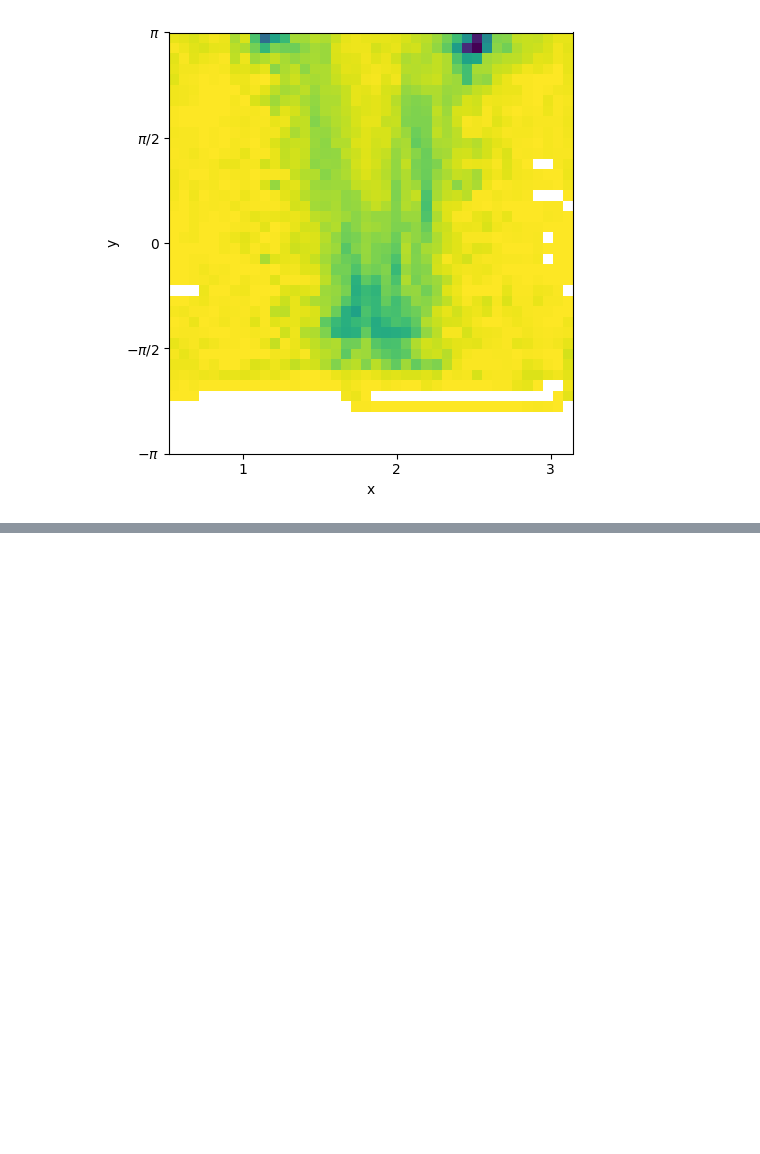
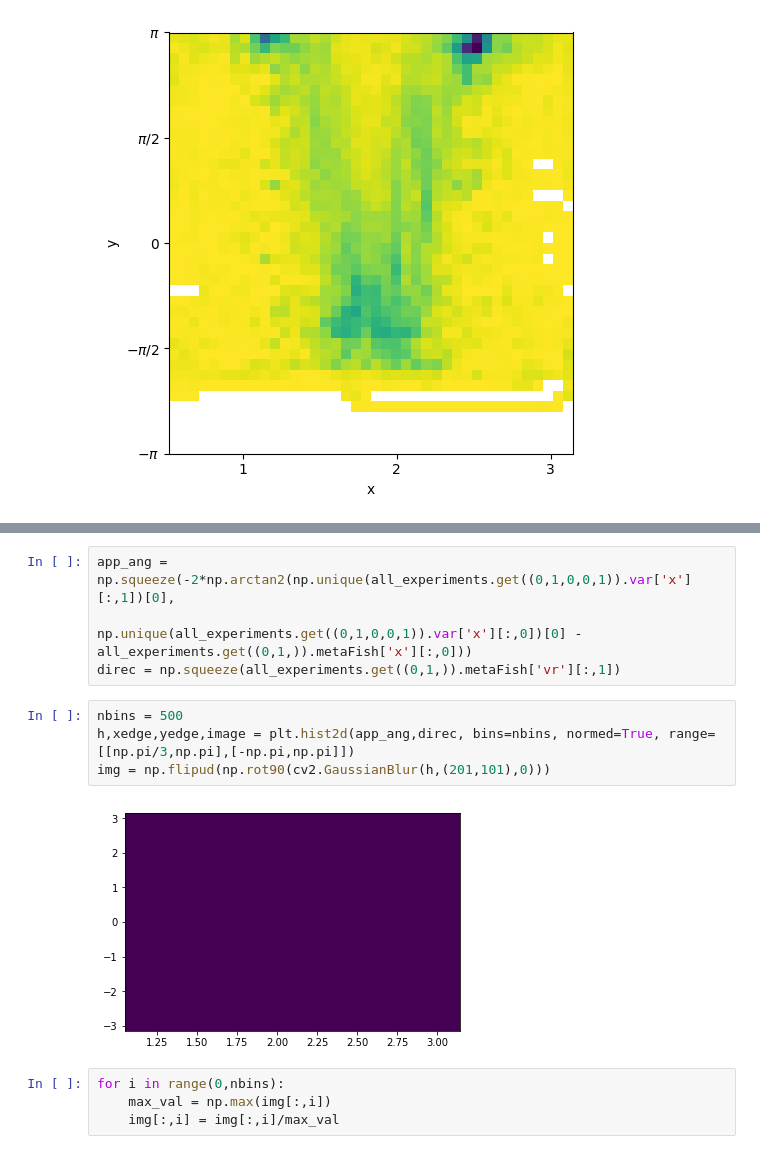
Before and after one commit to RnoB/fly-matrix, a Jupyter notebook: MalkoFly.ipynb, the cells around one changed output, grey strips where cells are left out. Cells and saved outputs as stored; diff of their text form; blank space fills up the shorter version.

```diff
--- a/MalkoFly.ipynb
+++ b/MalkoFly.ipynb
@@ -154,0 +216,14 @@ mf.pb.plt.savefig('/mnt/ssd1/Documents/Vivek/flyVR/fly-matrix/figures/katz_dir_v
+# %%
+app_ang = np.squeeze(-2*np.arctan2(np.unique(all_experiments.get((0,1,0,0,1)).var['x'][:,1])[0],
+                              np.unique(all_experiments.get((0,1,0,0,1)).var['x'][:,0])[0] - all_experiments.get((0,1,)).metaFish['x'][:,0]))
+direc = np.squeeze(all_experiments.get((0,1,)).metaFish['vr'][:,1])
+# %%
+nbins = 500
+h,xedge,yedge,image = plt.hist2d(app_ang,direc, bins=nbins, normed=True, range=[[np.pi/3,np.pi],[-np.pi,np.pi]])
+img = np.flipud(np.rot90(cv2.GaussianBlur(h,(201,101),0)))
+# %% [output]
+[figure, added]
+# %%
+for i in range(0,nbins):
+    max_val = np.max(img[:,i])
+    img[:,i] = img[:,i]/max_val
```
Also changed, not shown: parts of 14 cells of this notebook.
